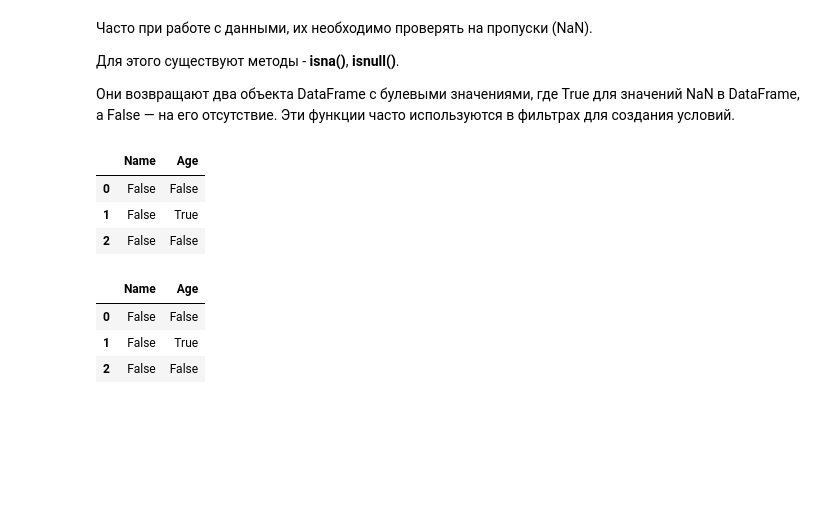
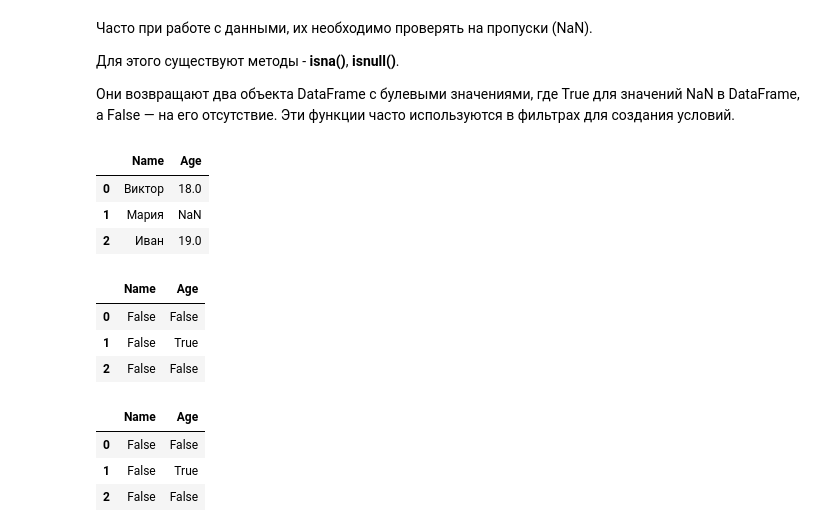
Before and after one commit to medphisiker/samsung_ml_bootcamp, a Jupyter notebook: lections/Урок_03_Pandas.ipynb, the cells around one changed output. Cells and saved outputs as stored; diff of their text form; code cells hidden in the pictures; blank space fills up the shorter version.

```diff
--- a/lections/Урок_03_Pandas.ipynb
+++ b/lections/Урок_03_Pandas.ipynb
@@ -417,16 +455,22 @@ memory usage: 176.0+ bytes
 # %%
 d = [{"Name": "Виктор", "Age": 18},
      {"Name": "Мария", "Age": np.NaN},
      {"Name": "Иван", "Age": 19}]
 
 df = pd.DataFrame(d)
-
-df.isna()
+df
 # %% [output]
 |  | Name | Age |
-| 0 | False | False |
-| 1 | False | True |
-| 2 | False | False |
+| 0 | Виктор | 18.0 |
+| 1 | Мария | NaN |
+| 2 | Иван | 19.0 |
+# %%
+df.isna()
+# %% [output]
+|  | Name | Age |
+| 0 | False | False |
+| 1 | False | True |
+| 2 | False | False |
 # %%
 df.isnull()
 # %% [output]
```
Also changed, not shown: parts of 60 cells of this notebook, 2 other files.
